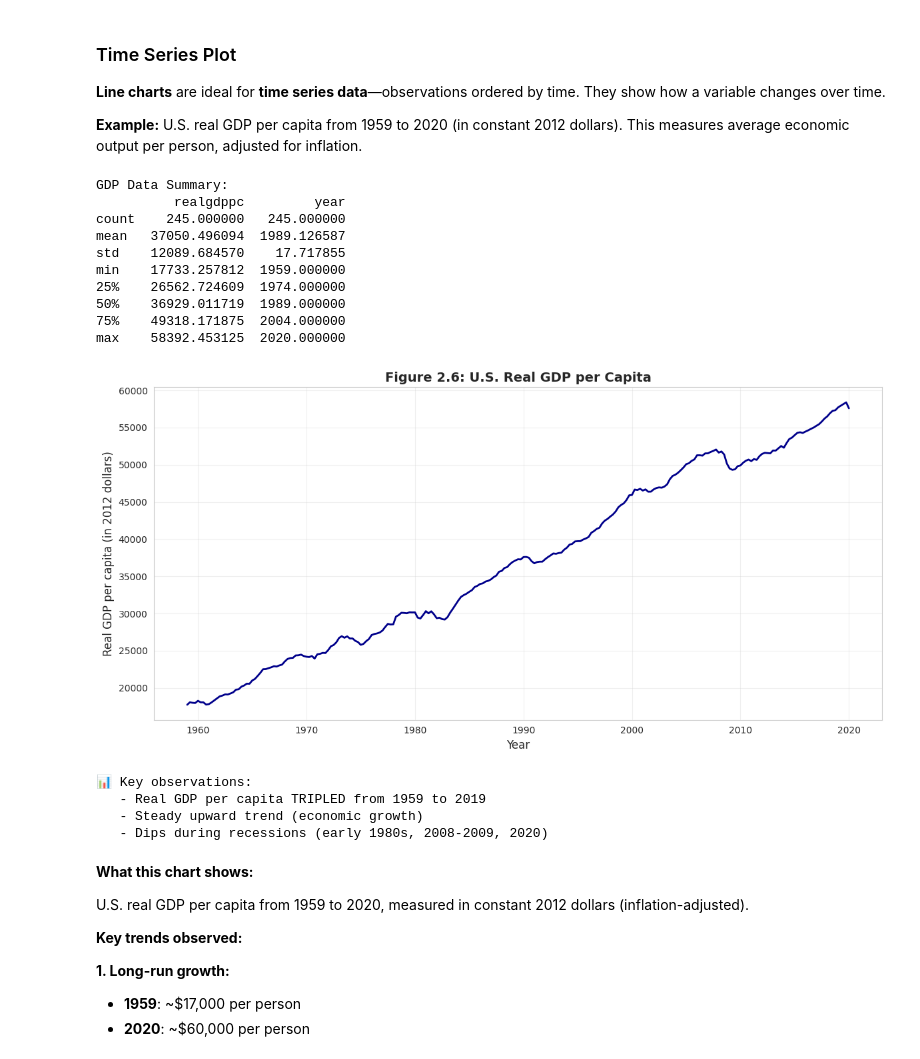
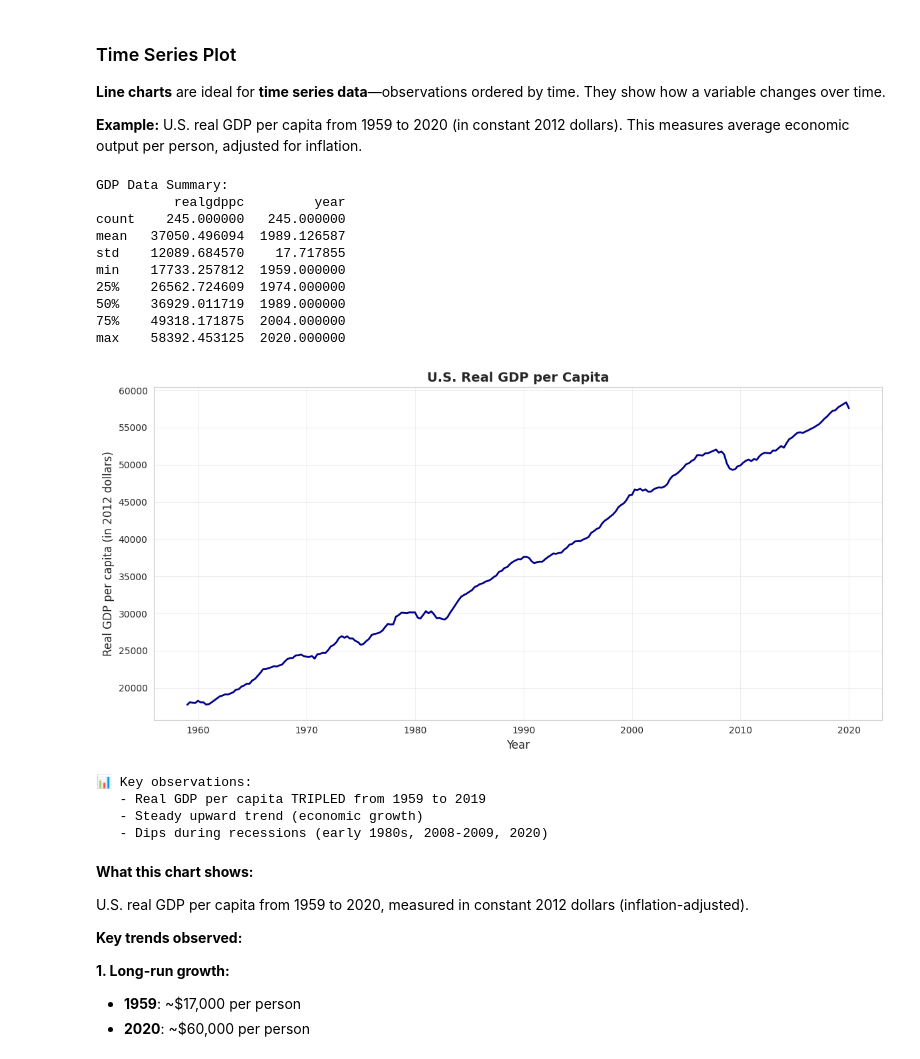
Before and after one commit to quarcs-lab/metricsai, a Jupyter notebook: notebooks_colab/ch02_Univariate_Data_Summary.ipynb, the cells around one changed output. Drawn from its saved outputs; the diff is of its cells as text; code cells hidden in the pictures.

```diff
--- a/notebooks_colab/ch02_Univariate_Data_Summary.ipynb
+++ b/notebooks_colab/ch02_Univariate_Data_Summary.ipynb
@@ -488,35 +486,35 @@ When predicting earnings, the "most likely" value is around \$30k-\$35k, NOT the
 data_gdp = pd.read_stata(GITHUB_DATA_URL + 'AED_REALGDPPC.DTA')
 
 print("GDP Data Summary:")
 print(data_gdp[['realgdppc', 'year']].describe())
 
 # Create time series plot
 fig, ax = plt.subplots(figsize=(12, 6))
 ax.plot(data_gdp['daten'], data_gdp['realgdppc'], linewidth=2, color='darkblue')
 ax.set_xlabel('Year', fontsize=12)
 ax.set_ylabel('Real GDP per capita (in 2012 dollars)', fontsize=12)
-ax.set_title('Figure 2.6: U.S. Real GDP per Capita', fontsize=14, fontweight='bold')
+ax.set_title('U.S. Real GDP per Capita', fontsize=14, fontweight='bold')
 ax.grid(True, alpha=0.3)
 
 plt.tight_layout()
 plt.show()
 
 print("\n📊 Key observations:")
 print("   - Real GDP per capita TRIPLED from 1959 to 2019")
 print("   - Steady upward trend (economic growth)")
 print("   - Dips during recessions (early 1980s, 2008-2009, 2020)")
 # %% [output]
 GDP Data Summary:
           realgdppc         year
 count    245.000000   245.000000
 mean   37050.496094  1989.126587
 std    12089.684570    17.717855
 min    17733.257812  1959.000000
 25%    26562.724609  1974.000000
 50%    36929.011719  1989.000000
 75%    49318.171875  2004.000000
 max    58392.453125  2020.000000
-[figure, old version]
+[figure, new version]
 📊 Key observations:
    - Real GDP per capita TRIPLED from 1959 to 2019
    - Steady upward trend (economic growth)
```
Also changed, not shown: parts of 24 cells of this notebook, 16 other files.
